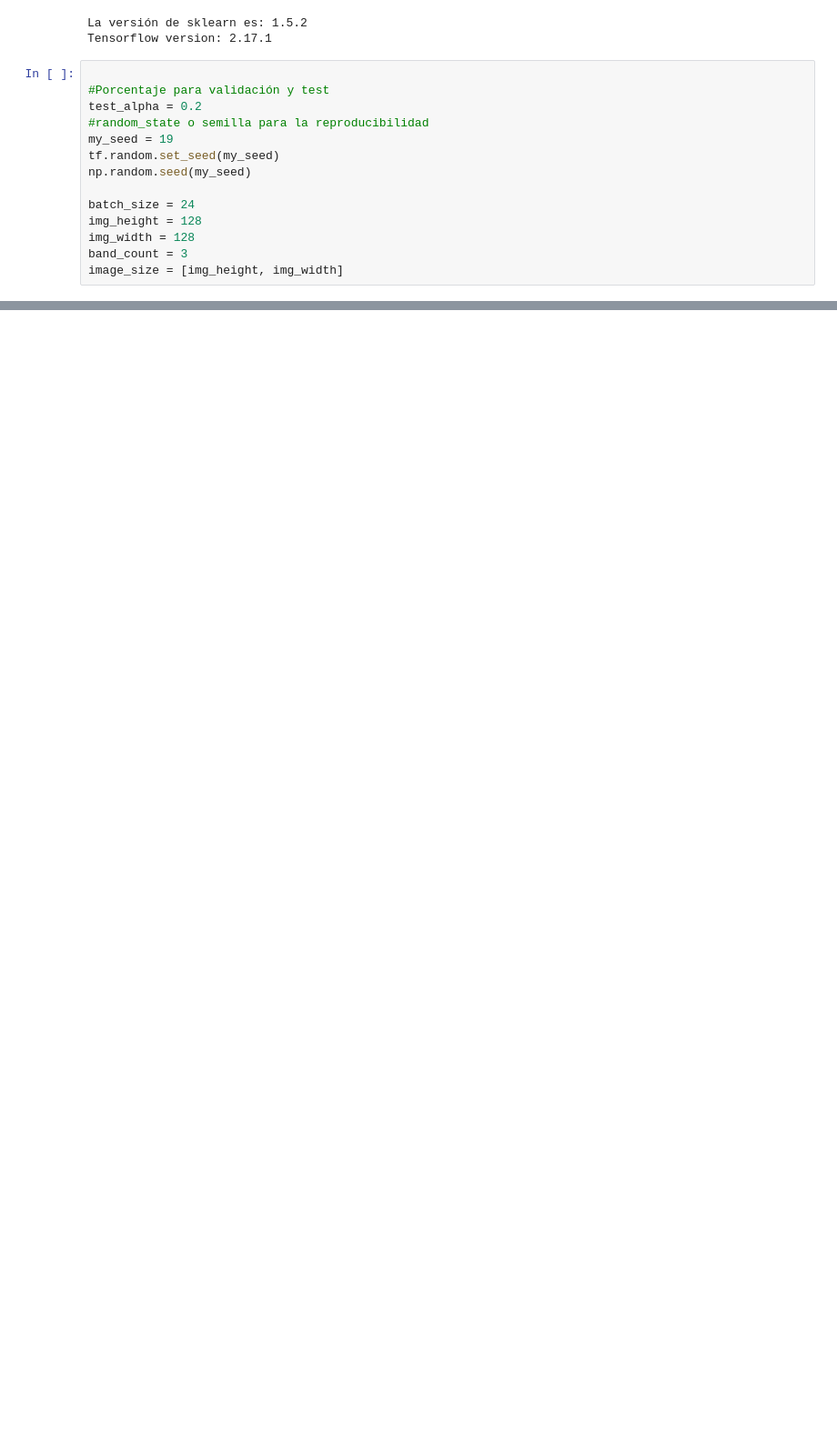
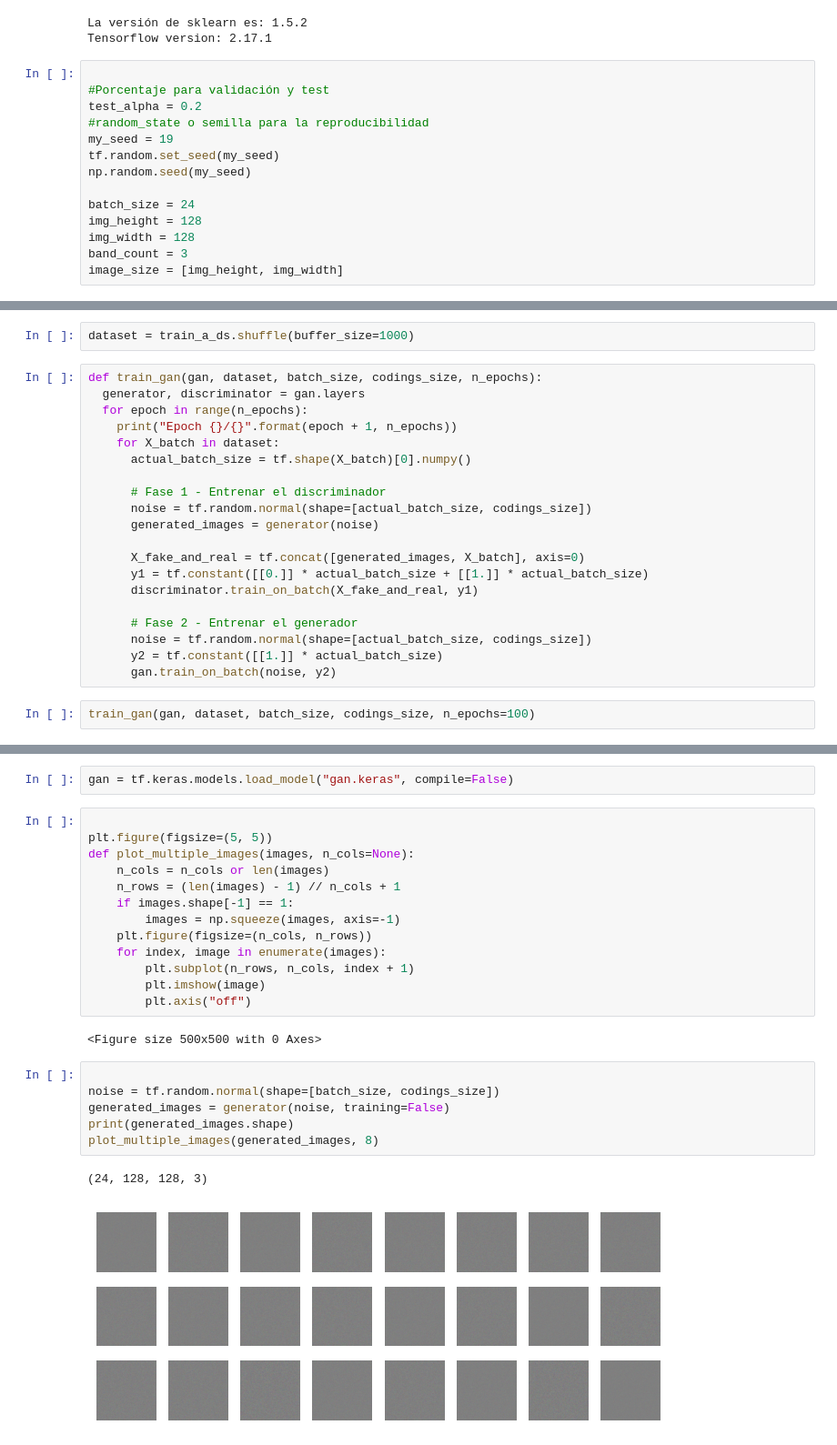
Before and after one commit to jmontenegroc/deepLearning, a Jupyter notebook: Talleres/Taller 5/MINE4210_ADL2024_Taller5.ipynb, the cells around one changed output, grey strips where cells are left out. Shown: that part at 91% size. Cells and saved outputs as stored; diff of their text form; blank space fills up the shorter version.

```diff
--- a/Talleres/Taller 5/MINE4210_ADL2024_Taller5.ipynb
+++ b/Talleres/Taller 5/MINE4210_ADL2024_Taller5.ipynb
@@ -99,0 +254,24 @@ image_size = [img_height, img_width]
+# %%
+dataset = train_a_ds.shuffle(buffer_size=1000)
+# %%
+def train_gan(gan, dataset, batch_size, codings_size, n_epochs):
+  generator, discriminator = gan.layers
+  for epoch in range(n_epochs):
+    print("Epoch {}/{}".format(epoch + 1, n_epochs))
+    for X_batch in dataset:
+      actual_batch_size = tf.shape(X_batch)[0].numpy()
+
+      # Fase 1 - Entrenar el discriminador
+      noise = tf.random.normal(shape=[actual_batch_size, codings_size])
+      generated_images = generator(noise)
+
+      X_fake_and_real = tf.concat([generated_images, X_batch], axis=0)
+      y1 = tf.constant([[0.]] * actual_batch_size + [[1.]] * actual_batch_size)
+      discriminator.train_on_batch(X_fake_and_real, y1)
+
+      # Fase 2 - Entrenar el generador
+      noise = tf.random.normal(shape=[actual_batch_size, codings_size])
+      y2 = tf.constant([[1.]] * actual_batch_size)
+      gan.train_on_batch(noise, y2)
+# %%
+train_gan(gan, dataset, batch_size, codings_size, n_epochs=100)
@@ -99,0 +301,26 @@ image_size = [img_height, img_width]
+# %%
+gan = tf.keras.models.load_model("gan.keras", compile=False)
+# %%
+
+plt.figure(figsize=(5, 5))
+def plot_multiple_images(images, n_cols=None):
+    n_cols = n_cols or len(images)
+    n_rows = (len(images) - 1) // n_cols + 1
+    if images.shape[-1] == 1:
+        images = np.squeeze(images, axis=-1)
+    plt.figure(figsize=(n_cols, n_rows))
+    for index, image in enumerate(images):
+        plt.subplot(n_rows, n_cols, index + 1)
+        plt.imshow(image)
+        plt.axis("off")
+# %% [output]
+<Figure size 500x500 with 0 Axes>
+# %%
+
+noise = tf.random.normal(shape=[batch_size, codings_size])
+generated_images = generator(noise, training=False)
+print(generated_images.shape)
+plot_multiple_images(generated_images, 8)
+# %% [output]
+(24, 128, 128, 3)
+[figure, added]
```
Also changed, not shown: parts of 20 cells of this notebook.
